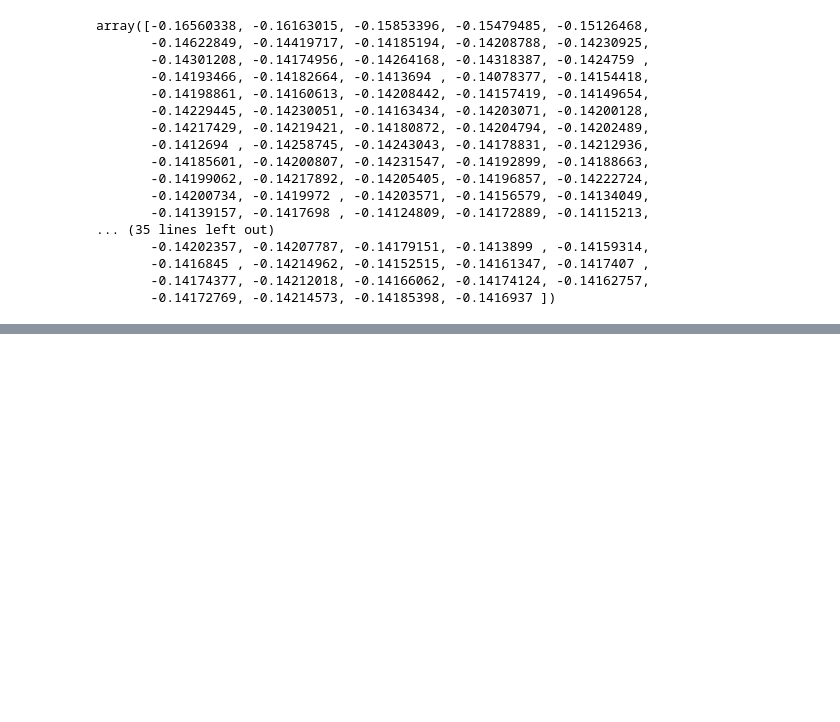
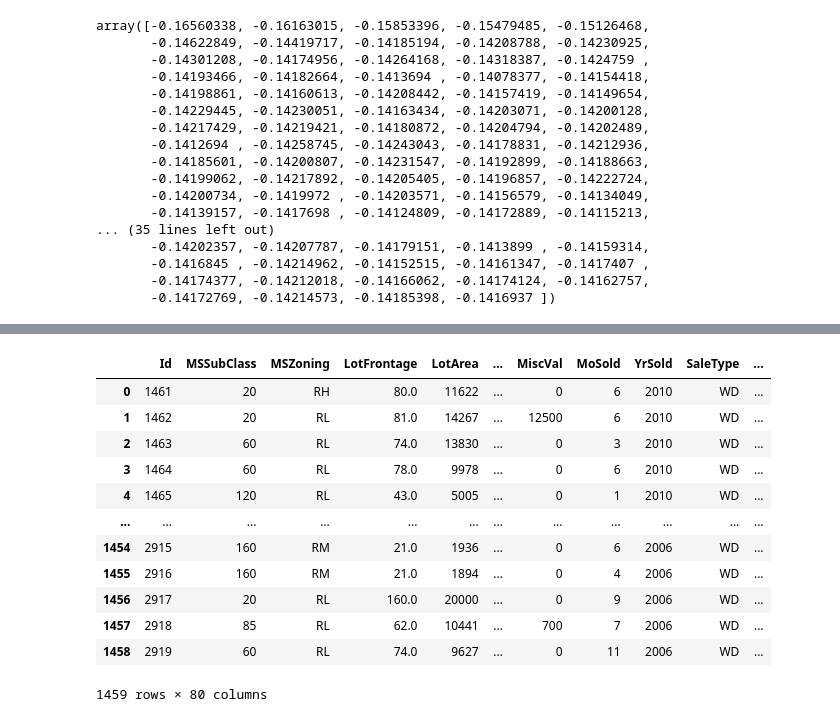
Before and after one commit to cameronthieme/house_values, a Jupyter notebook: notebooks/explore2.ipynb, the cells around one changed output, grey strips where cells are left out. Drawn from its saved outputs; the diff is of its cells as text; code cells hidden in the pictures; blank space fills up the shorter version.

```diff
--- a/notebooks/explore2.ipynb
+++ b/notebooks/explore2.ipynb
@@ -367,0 +763,4 @@ array([-0.16560338, -0.16163015, -0.15853396, -0.15479485, -0.15126468,
+# %%
+test_data = TabularDataset('../data/raw/test.csv')
+
+predictor.evaluate(test_data, silent=True)
@@ -367,0 +772,16 @@ array([-0.16560338, -0.16163015, -0.15853396, -0.15479485, -0.15126468,
+# %%
+test_data
+# %% [output]
+|  | Id | MSSubClass | MSZoning | LotFrontage | LotArea | ... | MiscVal | MoSold | YrSold | SaleType | ... |
+| 0 | 1461 | 20 | RH | 80.0 | 11622 | ... | 0 | 6 | 2010 | WD | ... |
+| 1 | 1462 | 20 | RL | 81.0 | 14267 | ... | 12500 | 6 | 2010 | WD | ... |
+| 2 | 1463 | 60 | RL | 74.0 | 13830 | ... | 0 | 3 | 2010 | WD | ... |
+| 3 | 1464 | 60 | RL | 78.0 | 9978 | ... | 0 | 6 | 2010 | WD | ... |
+| 4 | 1465 | 120 | RL | 43.0 | 5005 | ... | 0 | 1 | 2010 | WD | ... |
+| ... | ... | ... | ... | ... | ... | ... | ... | ... | ... | ... | ... |
+| 1454 | 2915 | 160 | RM | 21.0 | 1936 | ... | 0 | 6 | 2006 | WD | ... |
+| 1455 | 2916 | 160 | RM | 21.0 | 1894 | ... | 0 | 4 | 2006 | WD | ... |
+| 1456 | 2917 | 20 | RL | 160.0 | 20000 | ... | 0 | 9 | 2006 | WD | ... |
+| 1457 | 2918 | 85 | RL | 62.0 | 10441 | ... | 700 | 7 | 2006 | WD | ... |
+| 1458 | 2919 | 60 | RL | 74.0 | 9627 | ... | 0 | 11 | 2006 | WD | ... |
+1459 rows × 80 columns
```
Also changed, not shown: parts of 26 cells of this notebook, 40 other files.
